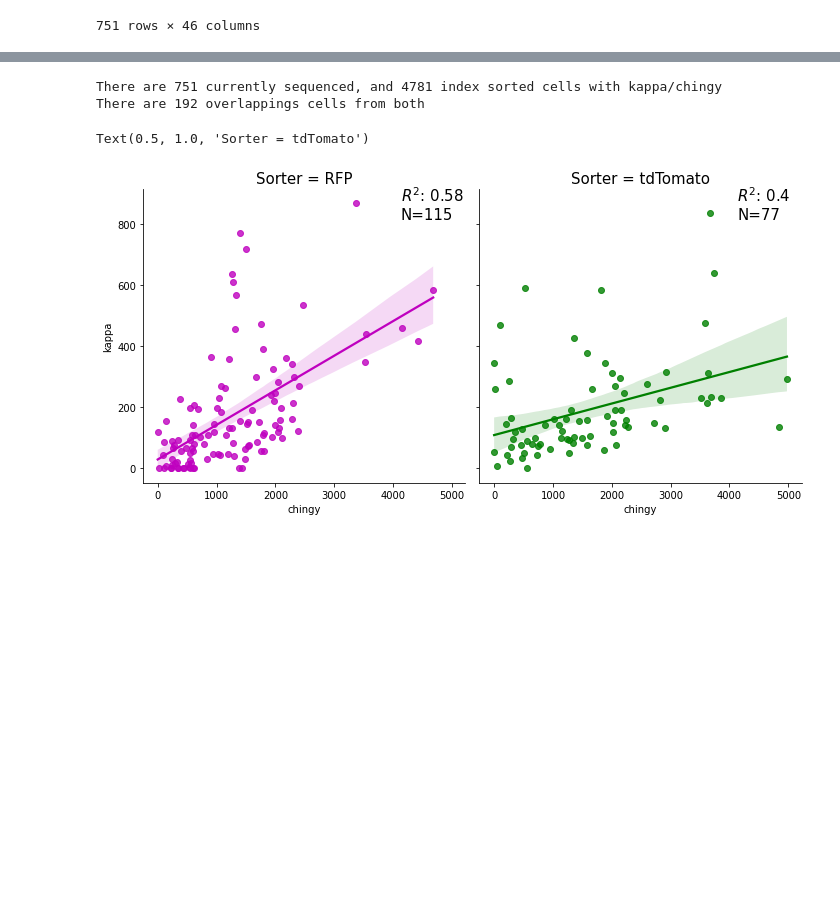
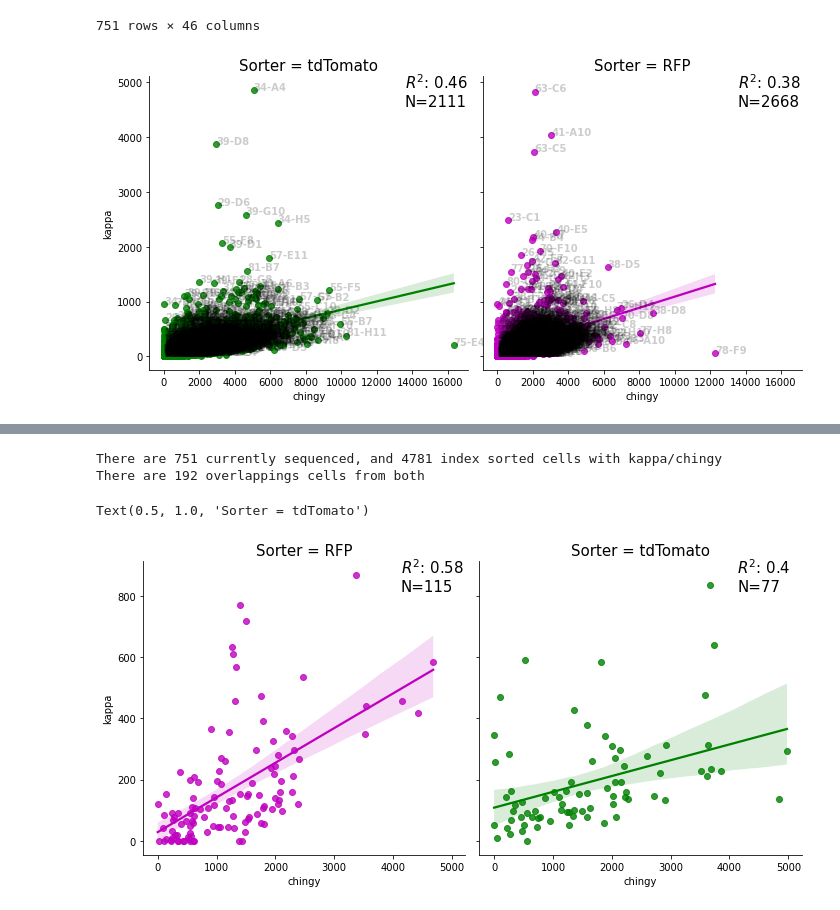
Before and after one commit to jbloomlab/Ab-CGGnaive_DMS, a Jupyter notebook: replay/GC-Index-sorting.ipynb, the cells around one changed output, grey strips where cells are left out. Drawn from its saved outputs; the diff is of its cells as text; code cells hidden in the pictures; blank space fills up the shorter version.

```diff
--- a/replay/GC-Index-sorting.ipynb
+++ b/replay/GC-Index-sorting.ipynb
@@ -363,7 +358,13 @@ for i, f in enumerate(glob.glob("files/sort_data/*.csv")):
         doi["kappa"] = doi["kappa"].str.replace(",", "").astype(int)
     fn = os.path.basename(f)
     GC_num = int(fn.split("_")[1][2:])
-    doi["GC_num"] = GC_num
+    doi["GC_num"] = int(GC_num)
     doi["sorter"] = sorter
 
     flur_df = flur_df.append(doi)
+flur_df = flur_df.reset_index()
+flur_df["GC_num"] = flur_df["GC_num"].astype(int)
+flur_df["kappa"] = flur_df["kappa"].astype(int)
+flur_df["chingy"] = flur_df["chingy"].astype(int)
+flur_df.loc[flur_df["chingy"] < 0, "chingy"] = 0
+flur_df.loc[flur_df["kappa"] < 0, "kappa"] = 0
@@ -369,0 +375,56 @@ for i, f in enumerate(glob.glob("files/sort_data/*.csv")):
+# %%
+# remove outliers
+df = flur_df.drop([3931, 4326],axis=0,inplace=False)
+# df = flur_df
+
+RFP = df[df["sorter"]=="RFP"]
+TOM = df[df["sorter"]=="tdTomato"]
+corr_rfp = st.pearsonr(RFP["chingy"], RFP["kappa"])[0]
+corr_tom = st.pearsonr(TOM["chingy"], TOM["kappa"])[0]
+g = sns.lmplot(
+    x = "chingy",
+    y = "kappa",
+    hue="sorter",
+    data=df,
+    palette=dict(tdTomato="g", RFP="m"),
+    col="sorter",
+#     row="GC_num",
+    legend=False
+)
+g.axes[0,0].annotate(
+    f"$R^{2}$: {round(corr_tom, 2)}\nN={len(TOM)}",
+    xy=[0.8, 0.9],
+    size=15,
+    xycoords="axes fraction"
+)
+g.axes[0,0].set_title("Sorter = tdTomato", size=15)
+for line in range(0,RFP.shape[0]):
+    g.axes[0,1].text(RFP.chingy.values[line]+0.2,
+             RFP.kappa.values[line],
+             str(RFP["GC_num"].values[line]) +"-"+ RFP["well"].values[line],
+             horizontalalignment='left',
+             size='medium',
+             color='black',
+             weight='semibold',
+             alpha = 0.2
+    )
+
+g.axes[0,1].annotate(
+    f"$R^{2}$: {round(corr_rfp, 2)}\nN={len(RFP)}",
+    xy=[0.8, 0.9],
+    size=15,
+    xycoords="axes fraction"
+)
+g.axes[0,1].set_title("Sorter = RFP", size=15)
+for line in range(0,TOM.shape[0]):
+    g.axes[0,0].text(TOM.chingy.values[line]+0.2,
+             TOM.kappa.values[line],
+             str(TOM["GC_num"].values[line]) +"-"+ TOM["well"].values[line],
+             horizontalalignment='left',
+             size='medium',
+             color='black',
+             weight='semibold',
+             alpha = 0.2
+    )
+# %% [output]
+[figure, added]
```
Also changed, not shown: parts of 17 cells of this notebook.
